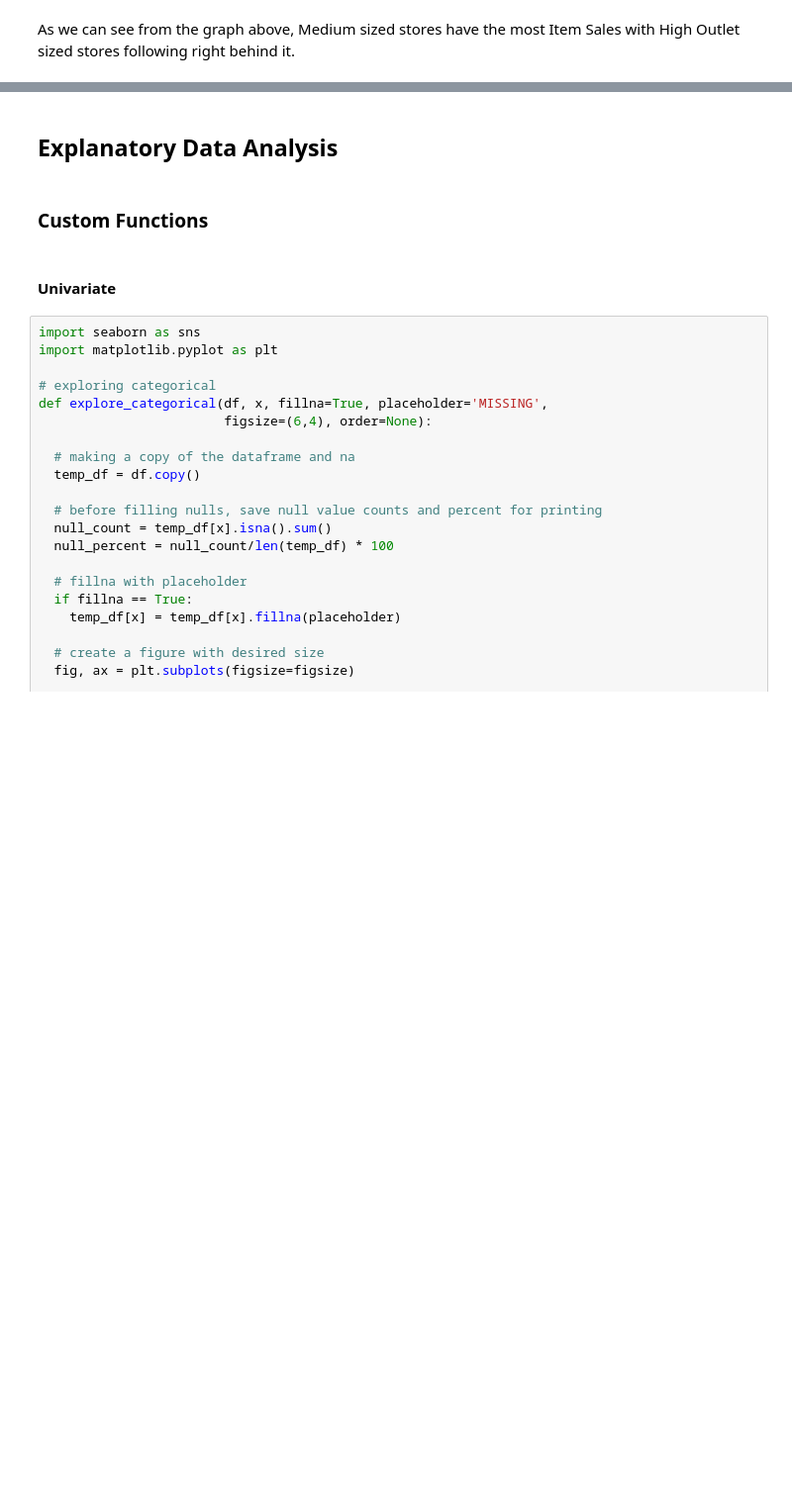
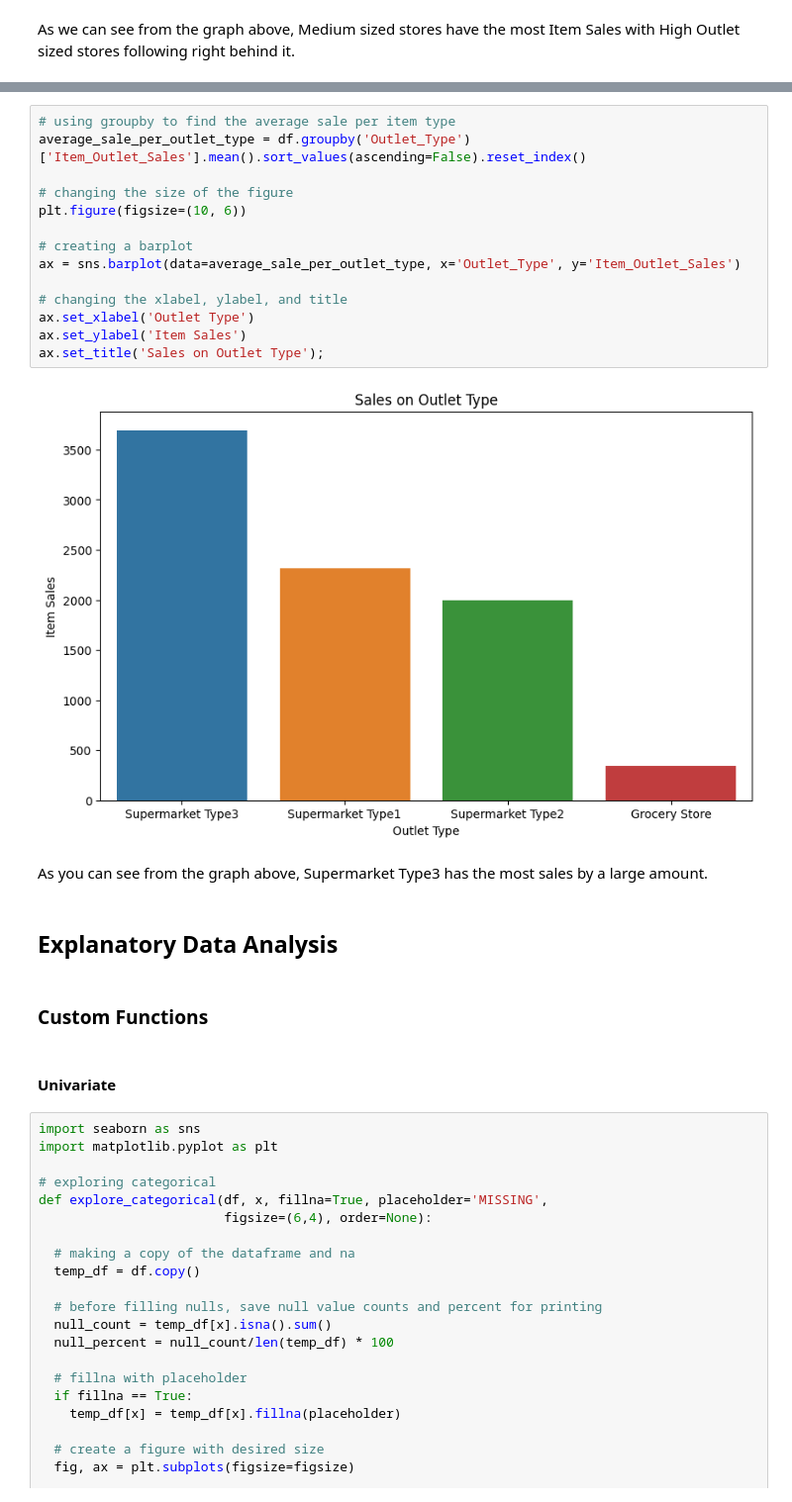
Before and after one commit to chrishunt11/Sales-Prediction-Model, a Jupyter notebook: Prediction_of_Product_Sales.ipynb, the cells around one changed output, grey strips where cells are left out. Shown at 99% size. Saved outputs shown, nothing was run; the diff lists cells and outputs as text; blank space fills up the shorter version.

```diff
--- a/Prediction_of_Product_Sales.ipynb
+++ b/Prediction_of_Product_Sales.ipynb
@@ -587,3 +636,21 @@ As we can see from the graph above, Medium sized stores have the most Item Sales
+# %%
+# using groupby to find the average sale per item type
+average_sale_per_outlet_type = df.groupby('Outlet_Type')['Item_Outlet_Sales'].mean().sort_values(ascending=False).reset_index()
+
+# changing the size of the figure
+plt.figure(figsize=(10, 6))
+
+# creating a barplot
+ax = sns.barplot(data=average_sale_per_outlet_type, x='Outlet_Type', y='Item_Outlet_Sales')
+
+# changing the xlabel, ylabel, and title
+ax.set_xlabel('Outlet Type')
+ax.set_ylabel('Item Sales')
+ax.set_title('Sales on Outlet Type');
+# %% [output]
+[figure, added]
+# %% [markdown]
+As you can see from the graph above, Supermarket Type3 has the most sales by a large amount.
 # %% [markdown]
 ## Explanatory Data Analysis
 # %% [markdown]
```
Also changed, not shown: parts of 8 cells of this notebook.
